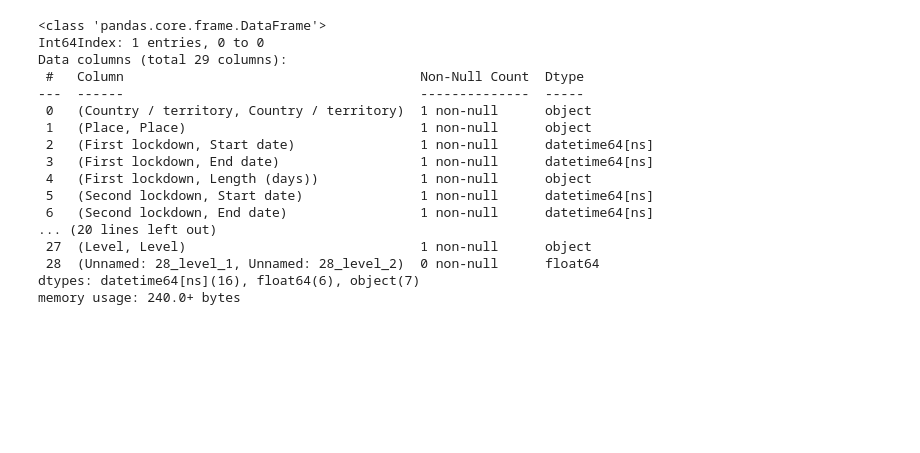
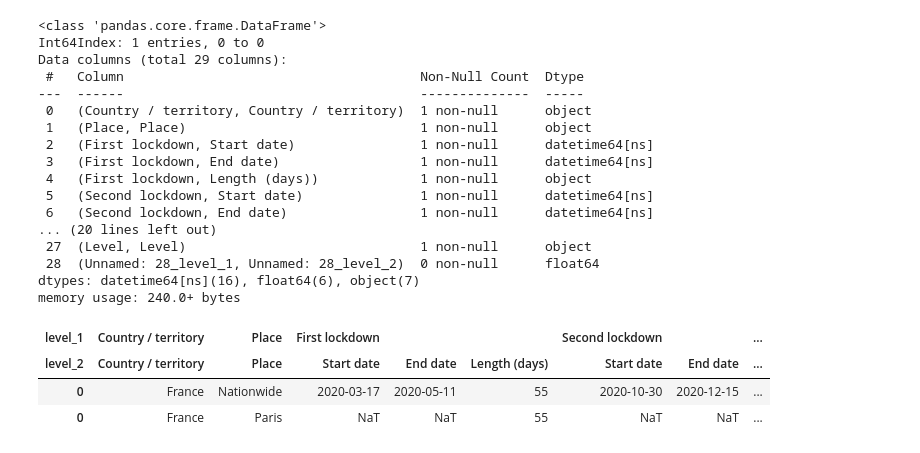
Before and after one commit to stoufa/Lockdowns-Impact-on-Air-Quality, a Jupyter notebook: web_scraping.ipynb, the cells around one changed output. Drawn from its saved outputs; the diff is of its cells as text; code cells hidden in the pictures; blank space fills up the shorter version.

```diff
--- a/web_scraping.ipynb
+++ b/web_scraping.ipynb
@@ -288,3 +255,12 @@ Data columns (total 29 columns):
  28  (Unnamed: 28_level_1, Unnamed: 28_level_2)  0 non-null      float64
 dtypes: datetime64[ns](16), float64(6), object(7)
 memory usage: 240.0+ bytes
+# %%
+frames = [df_nat_clean3,df_par_clean3]
+results = pd.concat(frames)
+results
+# %% [output]
+| level_1 | Country / territory | Place | First lockdown |  |  | Second lockdown |  | ... |
+| level_2 | Country / territory | Place | Start date | End date | Length (days) | Start date | End date | ... |
+| 0 | France | Nationwide | 2020-03-17 | 2020-05-11 | 55 | 2020-10-30 | 2020-12-15 | ... |
+| 0 | France | Paris | NaT | NaT | 55 | NaT | NaT | ... |
```
Also changed, not shown: parts of 3 cells of this notebook.
